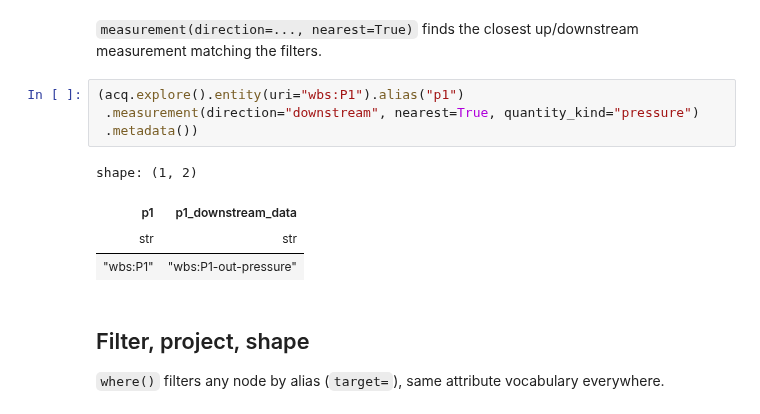
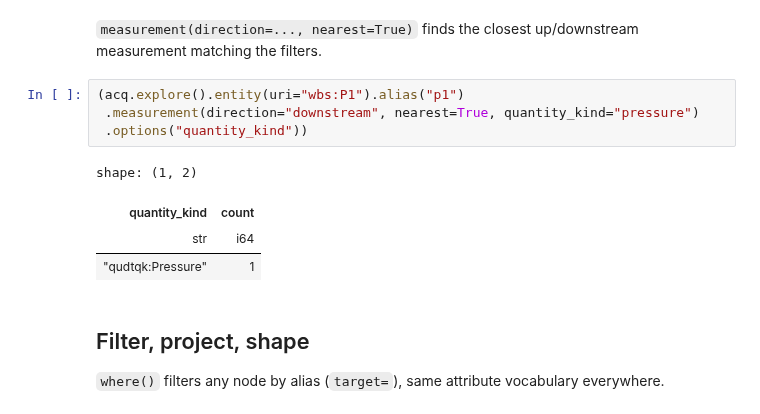
Before and after one commit to DataDrivenCPS/acquirium, a Jupyter notebook: notebooks/watertap/explore-demo.ipynb, the cells around one changed output. Drawn from its saved outputs; the diff is of its cells as text.

```diff
--- a/notebooks/watertap/explore-demo.ipynb
+++ b/notebooks/watertap/explore-demo.ipynb
@@ -137,12 +155,12 @@ measurement matching the filters.
 # %%
 (acq.explore().entity(uri="wbs:P1").alias("p1")
  .measurement(direction="downstream", nearest=True, quantity_kind="pressure")
- .metadata())
+ .options("quantity_kind"))
 # %% [output]
 shape: (1, 2)
-| p1 | p1_downstream_data |
-| str | str |
-| "wbs:P1" | "wbs:P1-out-pressure" |
+| quantity_kind | count |
+| str | i64 |
+| "qudtqk:Pressure" | 1 |
 # %% [markdown]
 ## Filter, project, shape
 
```
Also changed, not shown: parts of 15 cells of this notebook, 3 other files.
